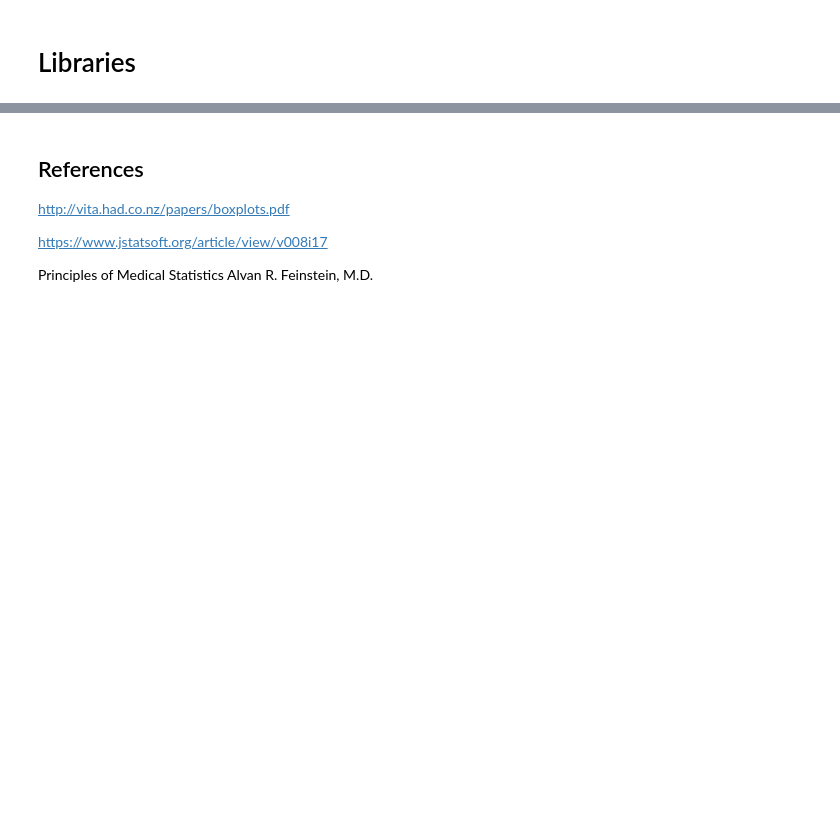
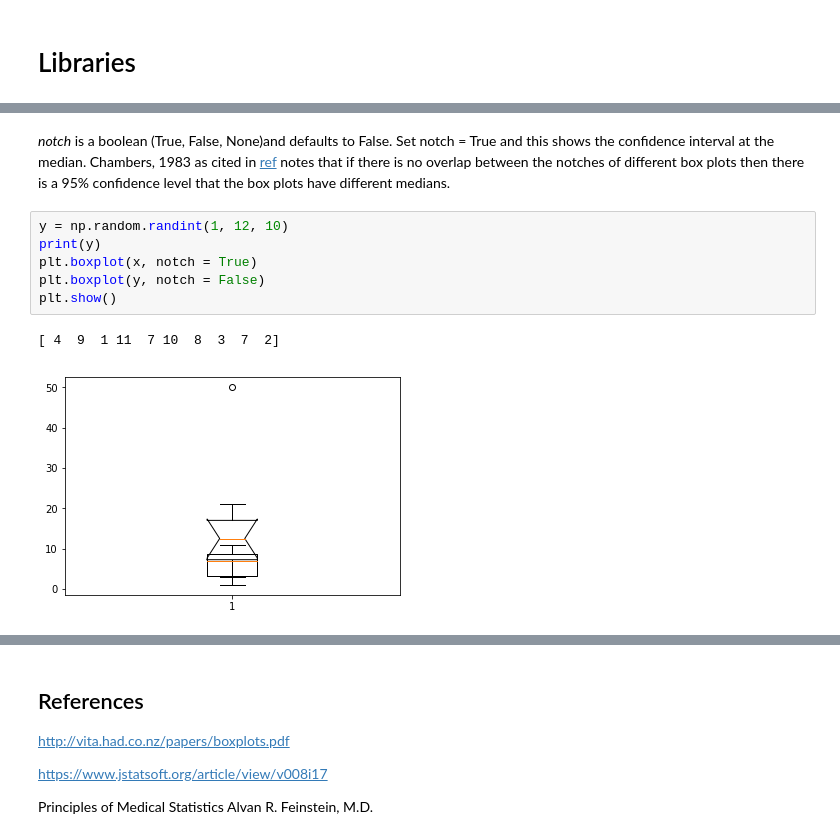
Before and after one commit to Osheah/foda-project, a Jupyter notebook: Boxplot.ipynb, the cells around one changed output, grey strips where cells are left out. Drawn from its saved outputs; the diff is of its cells as text; blank space fills up the shorter version.

```diff
--- a/Boxplot.ipynb
+++ b/Boxplot.ipynb
@@ -62,0 +302,11 @@ TypeError: 'list' object cannot be interpreted as an integer
+# %% [markdown]
+*notch* is a boolean (True, False, None)and defaults to False. Set notch = True and this shows the confidence interval at the median. Chambers, 1983 as cited in [ref](https://sites.google.com/site/davidsstatistics/home/notched-box-plots) notes that if there is no overlap between the notches of different box plots then there is a 95% confidence level that the box plots have different medians.
+# %%
+y = np.random.randint(1, 12, 10)
+print(y)
+plt.boxplot(x, notch = True)
+plt.boxplot(y, notch = False)
+plt.show()
+# %% [output]
+[ 4  9  1 11  7 10  8  3  7  2]
+[figure, added]
```
Also changed, not shown: parts of 25 cells of this notebook, 1 other file.
